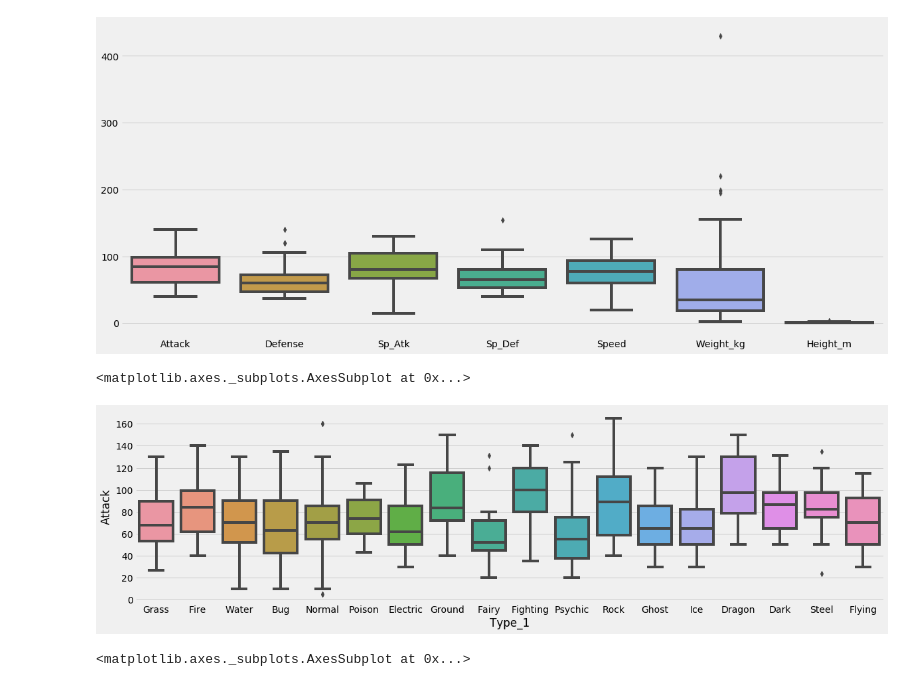
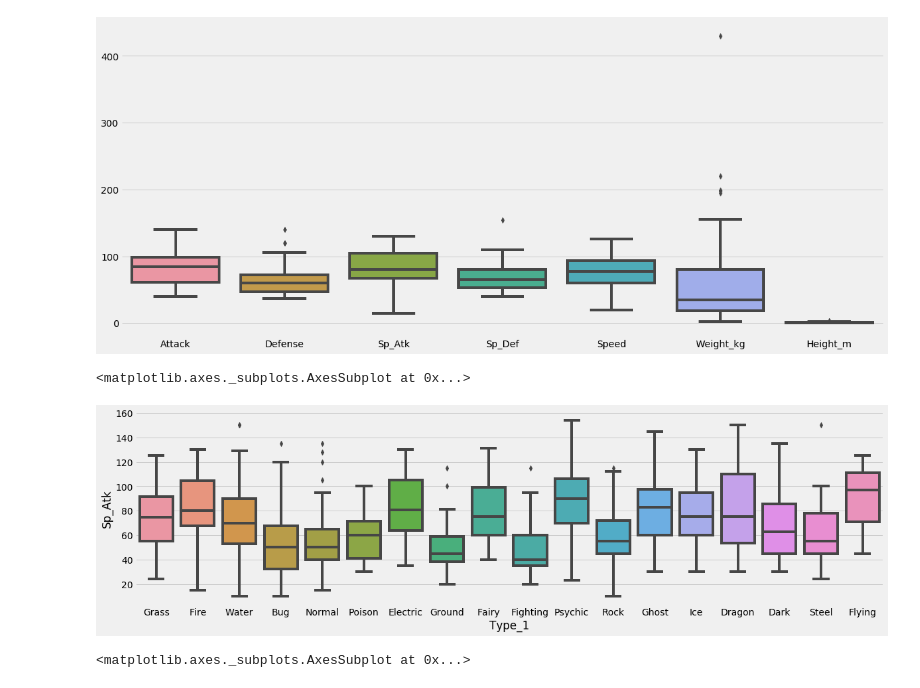
Before and after one commit to francisbautista/cs129.18, a Jupyter notebook: Notebooks/L04 - Logistic Regression I.ipynb, the cells around one changed output. Cells and saved outputs as stored; diff of their text form; code cells hidden in the pictures.

```diff
--- a/Notebooks/L04 - Logistic Regression I.ipynb
+++ b/Notebooks/L04 - Logistic Regression I.ipynb
@@ -97,10 +84,10 @@ sns.boxplot(data = df3)
 [figure]
 # %%
 plt.subplots(figsize = (18,5))
-sns.boxplot(x="Type_1", y="Attack", data=df)
+sns.boxplot(x="Type_1", y="Sp_Atk", data=df)
 # %% [output]
 <matplotlib.axes._subplots.AxesSubplot at 0x...>
-[figure, old version]
+[figure, new version]
 # %%
 plt.subplots(figsize = (18,5))
 sns.boxplot(x="Type_1", y="Defense", data=df)
```
Also changed, not shown: parts of 25 cells of this notebook, 3 other files.
